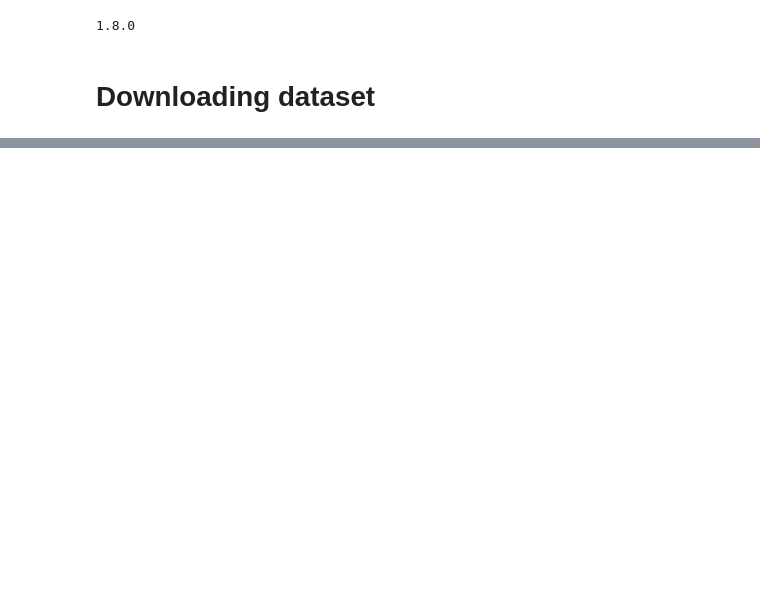
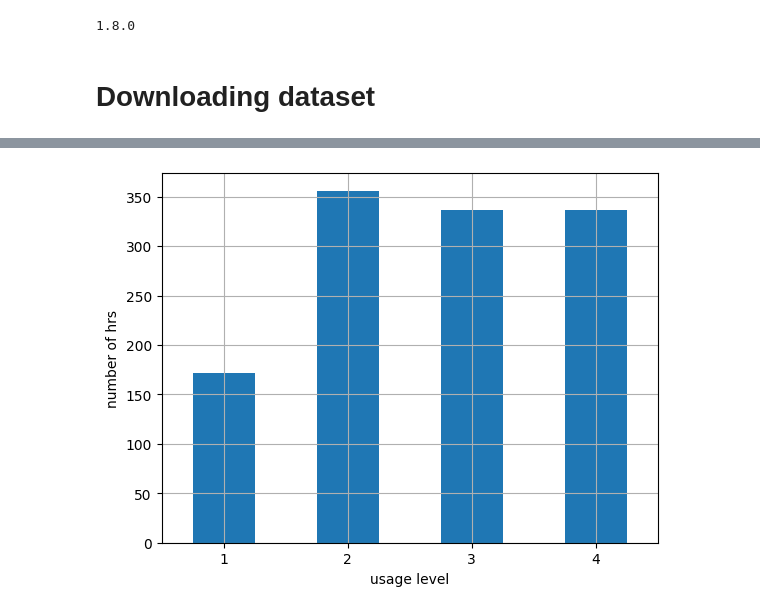
Before and after one commit to zyneaa/machine_love, a Jupyter notebook: social_media_impact.ipynb, the cells around one changed output, grey strips where cells are left out. Cells and saved outputs as stored; diff of their text form; code cells hidden in the pictures; blank space fills up the shorter version.

```diff
--- a/social_media_impact.ipynb
+++ b/social_media_impact.ipynb
@@ -32,0 +129,7 @@ data.head()
+# %%
+data["usage_cat"].value_counts().sort_index().plot.bar(rot=0, grid=True)
+plt.xlabel("usage level")
+plt.ylabel("number of hrs")
+plt.show()
+# %% [output]
+[figure, added]
```
Also changed, not shown: parts of 13 cells of this notebook, 2 other files.
